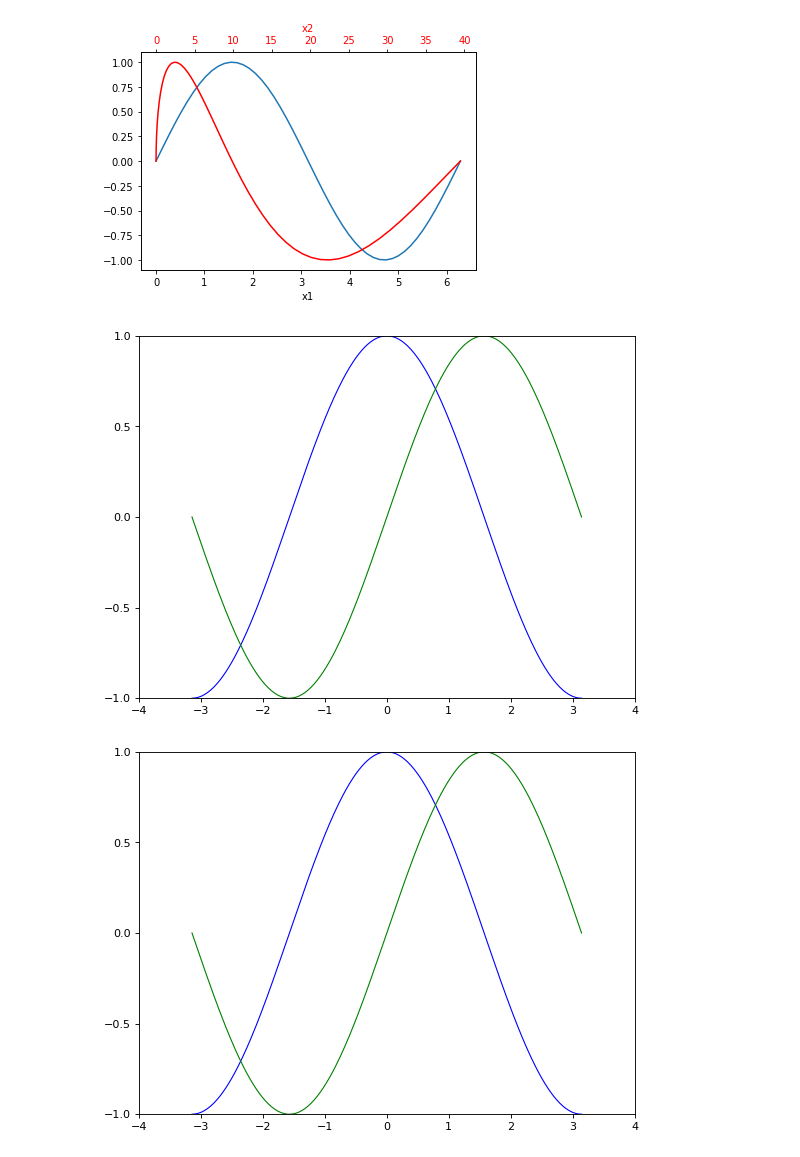
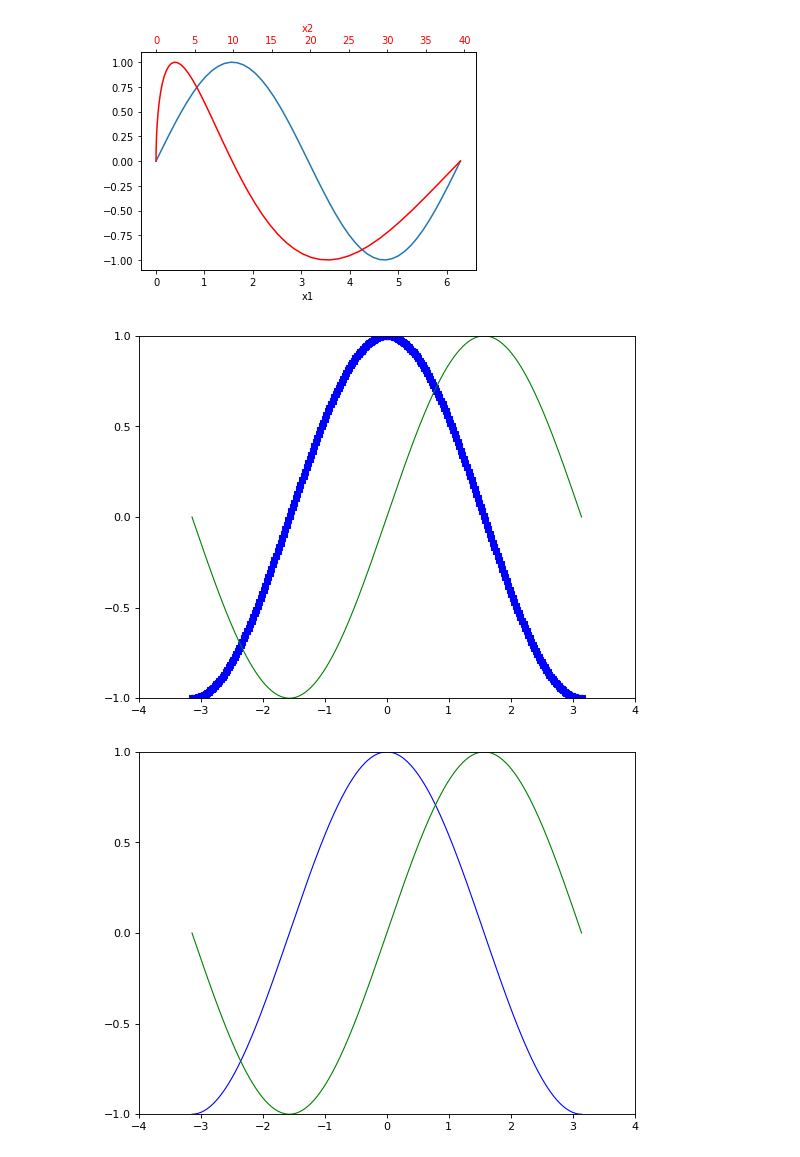
Before and after one commit to zerosum99/python_matplotlib, a Jupyter notebook: matplotlib 100_Figure 객체 이해하기.ipynb, the cells around one changed output. Cells and saved outputs as stored; diff of their text form; code cells hidden in the pictures.

```diff
--- a/matplotlib 100_Figure 객체 이해하기.ipynb
+++ b/matplotlib 100_Figure 객체 이해하기.ipynb
@@ -281,35 +281,35 @@ ccc = plt.gcf()
 
 # Create a new subplot from a grid of 1x1
 plt.subplot(111)
 
 X = np.linspace(-np.pi, np.pi, 256,endpoint=True)
 C,S = np.cos(X), np.sin(X)
 
 # Plot cosine using blue color with a continuous line of width 1 (pixels)
-plt.plot(X, C, label=" x c axis ", color="blue", marker=linewidth=1.0, linestyle="-")
+plt.plot(X, C, label=" x c axis ", color="blue", marker='s', linewidth=1.0, linestyle="-")
 
 # Plot sine using green color with a continuous line of width 1 (pixels)
 plt.plot(X, S, label=' x s axis', color="green", linewidth=1.0, linestyle="-")
 
 # Set x limits
 plt.xlim(-4.0,4.0)
 
 # Set x ticks
 plt.xticks(np.linspace(-4,4,9,endpoint=True))
 
 # Set y limits
 plt.ylim(-1.0,1.0)
 
 # Set y ticks
 plt.yticks(np.linspace(-1,1,5,endpoint=True))
 
 # Save figure using 72 dots per inch
 # savefig("../figures/exercice_2.png",dpi=72)
 
 # Show result on screen
 plt.show()
 # %% [output]
-[figure, old version]
+[figure, new version]
 # %%
 ccc
 # %% [output]
```
Also changed, not shown: parts of 6 cells of this notebook, 2 other files.
